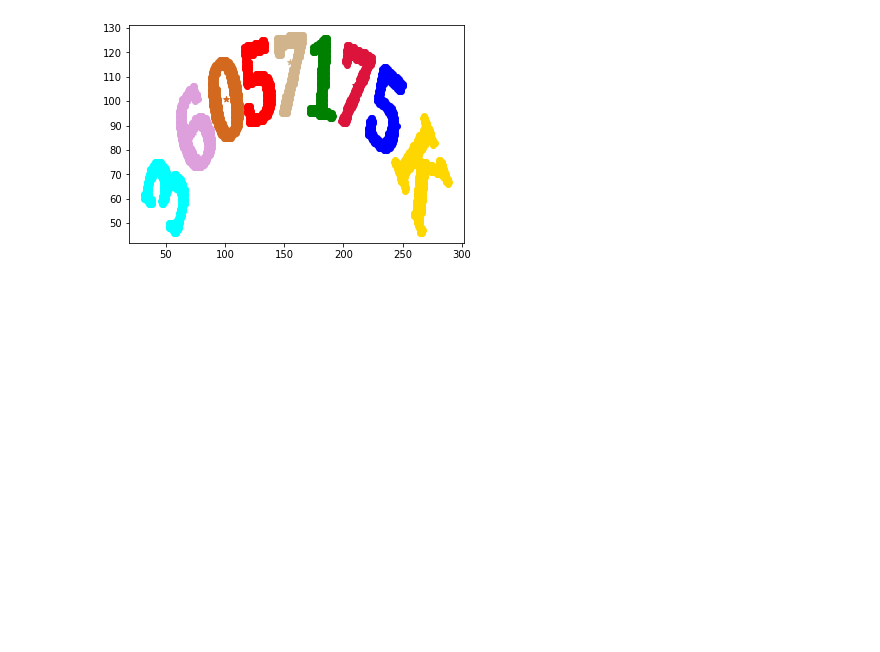
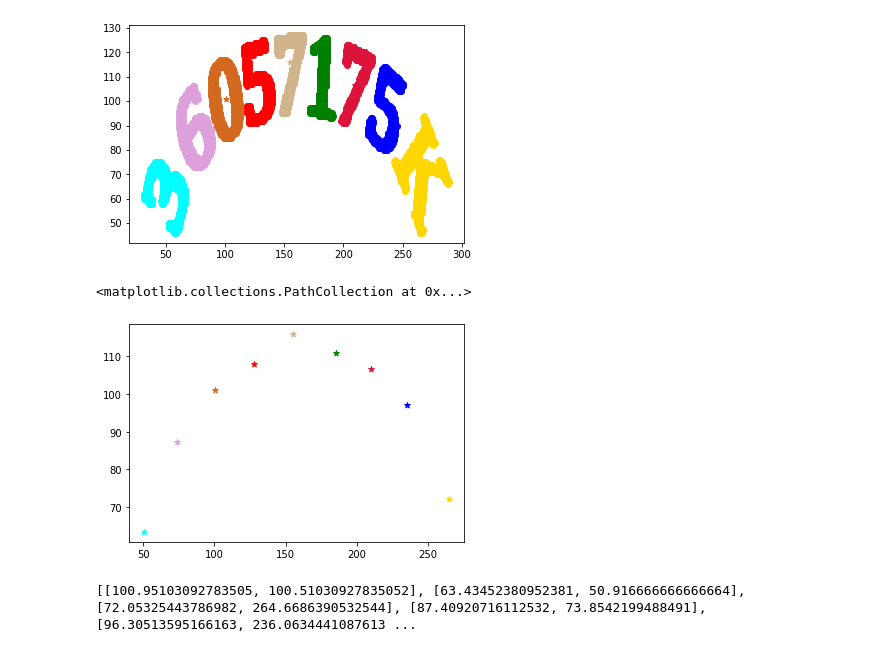
Before and after one commit to sisifo3/P_T_2, a Jupyter notebook: knn.ipynb, the cells around one changed output. Cells and saved outputs as stored; diff of their text form; code cells hidden in the pictures; blank space fills up the shorter version.

```diff
--- a/knn.ipynb
+++ b/knn.ipynb
@@ -924,3 +924,36 @@ plt.show()
 # %% [output]
 [[[85, 99], [85, 100], [85, 101], [85, 102], [85, 103], [85, 104], [85, 105], [86, 97], [86, 98], [86, 99], [86, 100], [86, 101], [86, 102], [86, 103], [86, 104], [86, 105], [86, 106], [86, 107], [87, ...
 [figure]
+# %%
+plt.scatter(Cs[0][1],Cs[0][0],color ='chocolate',marker= '*')
+plt.scatter(Cs[1][1],Cs[1][0],color ='cyan',marker= '*')
+plt.scatter(Cs[2][1],Cs[2][0],color ='gold',marker= '*')
+plt.scatter(Cs[3][1],Cs[3][0],color ='plum',marker= '*')
+plt.scatter(Cs[4][1],Cs[4][0],color ='blue',marker= '*')
+plt.scatter(Cs[5][1],Cs[5][0],color ='red',marker= '*')
+plt.scatter(Cs[6][1],Cs[6][0],color ='green',marker= '*')
+plt.scatter(Cs[7][1],Cs[7][0],color ='crimson',marker= '*')
+plt.scatter(Cs[8][1],Cs[8][0],color ='tan',marker= '*')
+# %% [output]
+<matplotlib.collections.PathCollection at 0x...>
+[figure, added]
+# %%
+Cs =[]
+
+for cv0 in Cgps:
+
+  c0 = [0,0]; a =[]; b =[];
+
+  for v in cv0:
+    a.append(v[0])
+    b.append(v[1])
+
+  n = len(a)
+  c0[0] = sum(a)/n
+  c0[1] = sum(b)/n
+
+  Cs.append(c0)
+
+print(Cs)
+# %% [output]
+[[100.95103092783505, 100.51030927835052], [63.43452380952381, 50.916666666666664], [72.05325443786982, 264.6686390532544], [87.40920716112532, 73.8542199488491], [96.30513595166163, 236.0634441087613 ...
```
Also changed, not shown: parts of 5 cells of this notebook.
